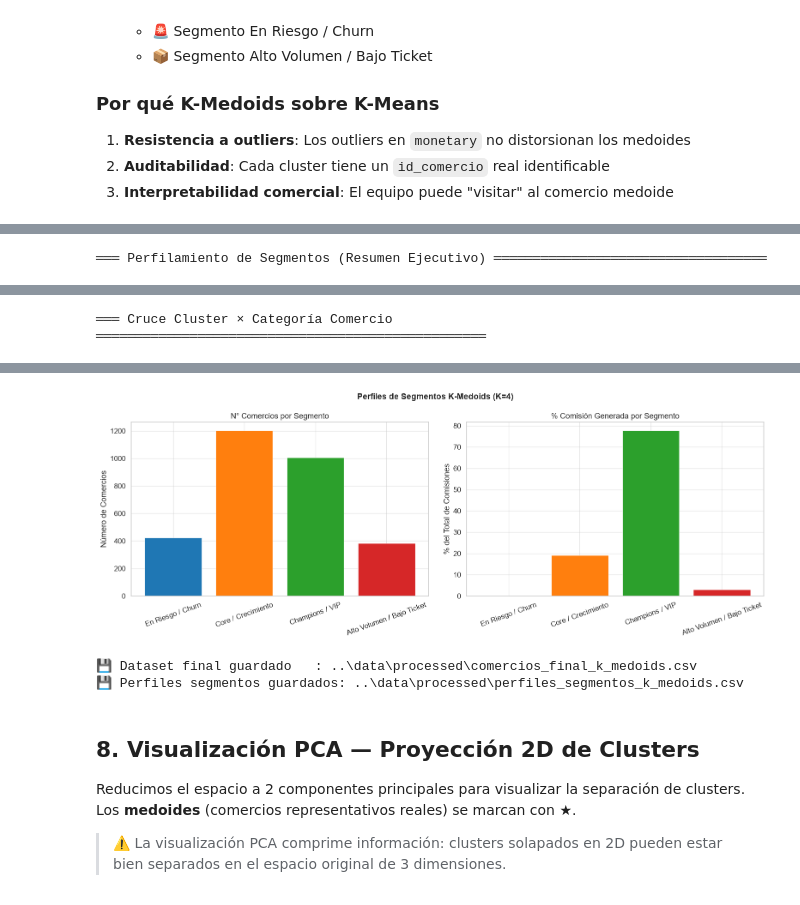
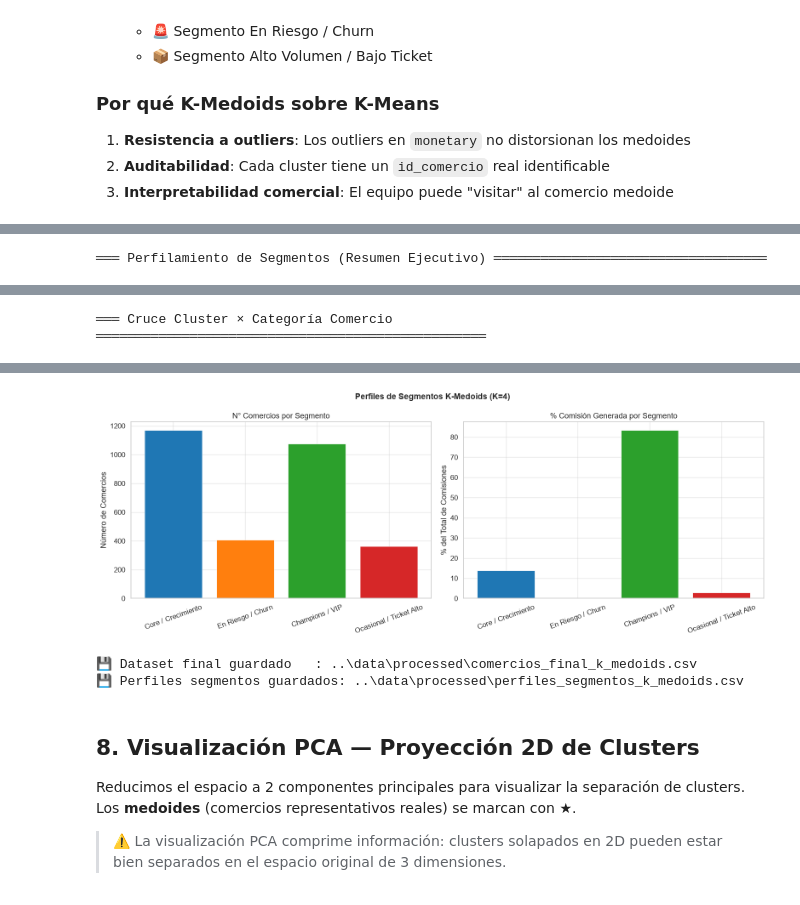
Before and after one commit to SEBAS4505/prueba-tecnica-pragma, a Jupyter notebook: notebooks/segmentation_evaluation_k_medoids.ipynb, the cells around one changed output, grey strips where cells are left out. Saved outputs shown, nothing was run; the diff lists cells and outputs as text; code cells hidden in the pictures.

Commit message:
feat: tablas_bi_gen.py changes: Se actualiza analisis resultado de selección de escalar Robust

```diff
--- a/notebooks/segmentation_evaluation_k_medoids.ipynb
+++ b/notebooks/segmentation_evaluation_k_medoids.ipynb
@@ -69,10 +69,10 @@ warnings.filterwarnings("ignore", category=UserWarning)
 # ── Parámetros Globales ──────────────────────────────────────────────
 SUFFIX         = "_k_medoids"
 LOG_TRANSFORM  = True
-SCALE_METHOD   = "standard"   # "standard" | "robust"
+SCALE_METHOD   = "robust"   # "standard" | "robust"
 K_RANGE        = range(2, 9)  # K = 2..8
 RANDOM_STATE   = 42
-SKEW_THRESHOLD = 1.0
+SKEW_THRESHOLD = 3.0
 CORR_THRESHOLD = 0.85
 
 COL_MAP = {
@@ -770,9 +804,9 @@ cluster
 # %%
 SEGMENT_NAMES = {
-    0: "En Riesgo / Churn",
-    1: "Core / Crecimiento",
+    0: "Core / Crecimiento",
+    1: "En Riesgo / Churn",
     2: "Champions / VIP",
-    3: "Alto Volumen / Bajo Ticket",
+    3: "Ocasional / Ticket Alto",
 }
 df_raw["segmento"] = df_raw["cluster"].map(SEGMENT_NAMES)
 
@@ -864,4 +898,4 @@ print(f"💾 Perfiles segmentos guardados: {profiles_csv_path}")
-[figure, old version]
+[figure, new version]
 💾 Dataset final guardado   : ..\data\processed\comercios_final_k_medoids.csv
 💾 Perfiles segmentos guardados: ..\data\processed\perfiles_segmentos_k_medoids.csv
 # %% [markdown]
```
Also changed, not shown: parts of 19 cells of this notebook, 12 other files.
